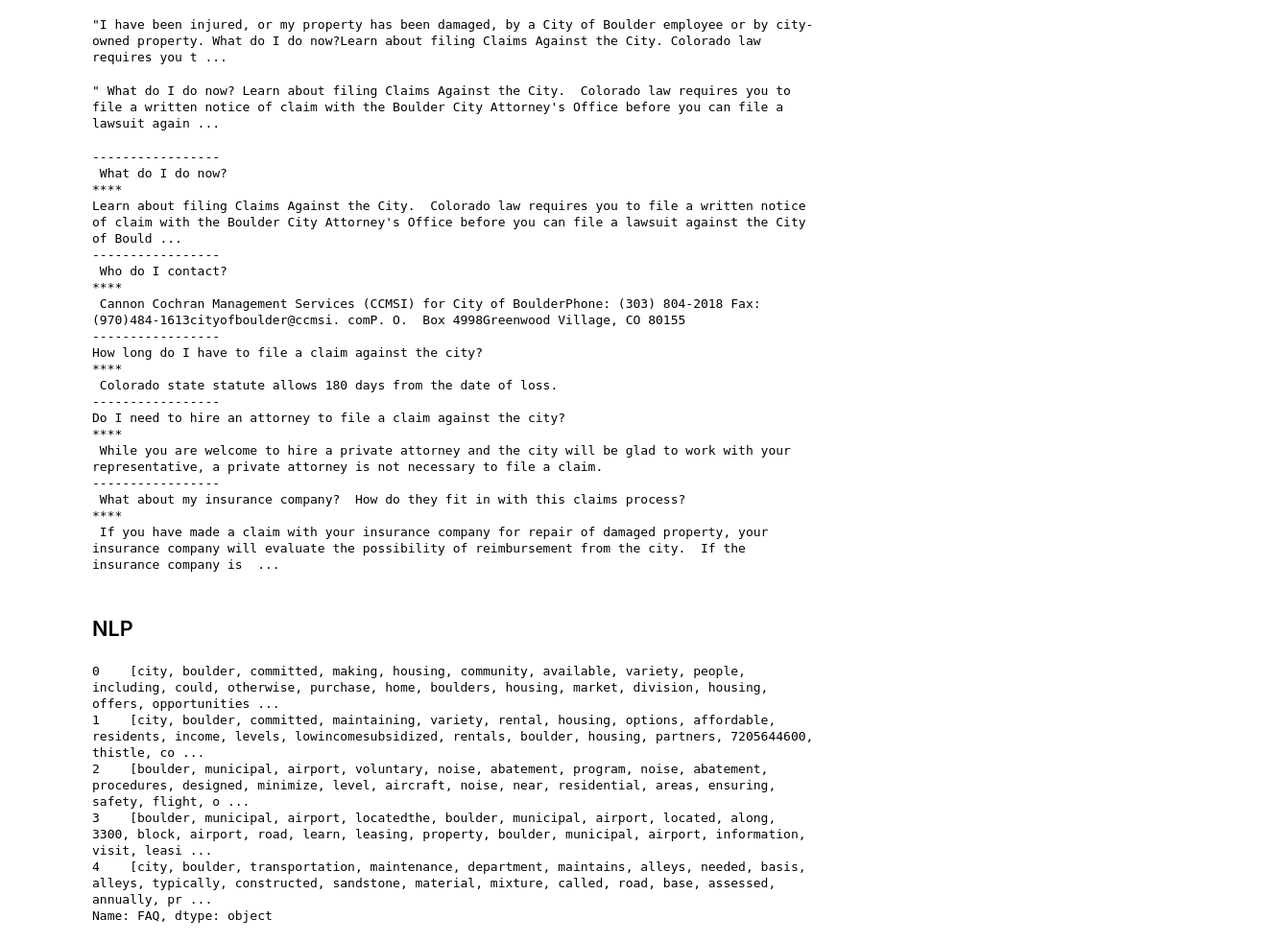
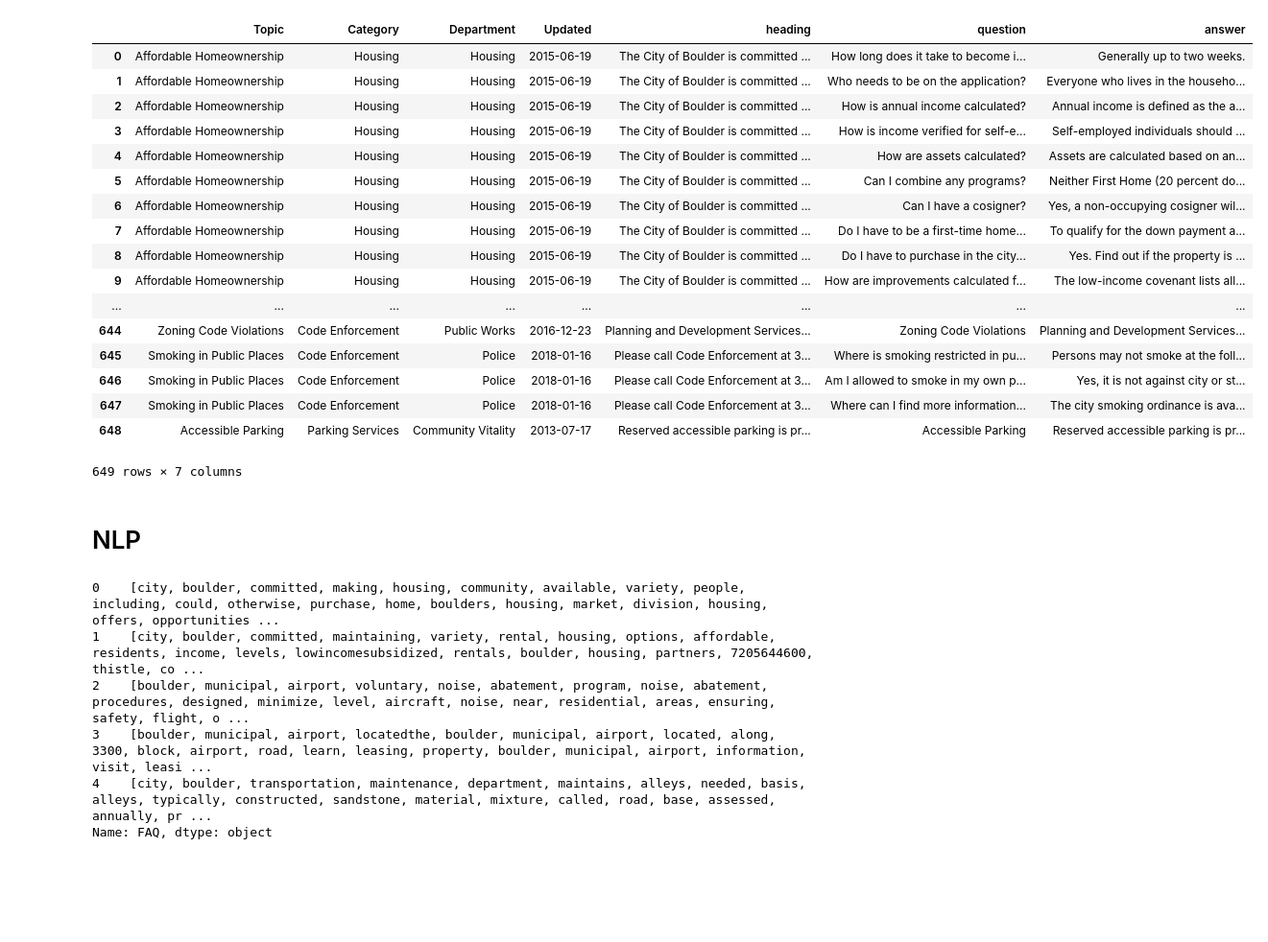
Before and after one commit to willtscott/inquire-boulder-chatbot, a Jupyter notebook: notebooks/faq-text.ipynb, the cells around one changed output. Shown at 96% size. Drawn from its saved outputs; the diff is of its cells as text; code cells hidden in the pictures; blank space fills up the shorter version.

Commit message:
Decent separation of question-answer pairs

```diff
--- a/notebooks/faq-text.ipynb
+++ b/notebooks/faq-text.ipynb
@@ -24,2 +22,2 @@ raw.describe()
 # %%
-df = raw.set_index(keys=['Department', 'Category', 'Topic']).sort_index().drop(labels=('Active'), axis=1).dropna()
+#raw.set_index(keys=['Department', 'Category', 'Topic']).sort_index().drop(labels=('Active'), axis=1).dropna()
@@ -38,3 +24 @@ faq = raw.drop(labels=('Active'), axis=1).dropna()
-# %%
-faq['length'] = faq.FAQ.apply(len)
 # %%
@@ -88,12 +100 @@ def find_answers(entry):
-# %%
-faq.FAQ = faq.FAQ.apply(process_text)
-faq['heading'] = faq.apply(find_heading, axis=1)
-faq['FAQ'] = faq.apply(strip_heading, axis=1)
-# %%
-faq['questions'] = faq.FAQ.apply(find_questions)
-faq['answers'] = faq.FAQ.apply(find_answers)
-# %%
-raw.iloc[43].FAQ
-# %% [output]
-"I have been injured, or my property has been damaged, by a City of Boulder employee or by city-owned property. What do I do now?Learn about filing Claims Against the City. Colorado law requires you t ...
 # %%
@@ -107,40 +109,31 @@ def reform(row):
-# %%
-faq.iloc[43].FAQ
-# %% [output]
-" What do I do now? Learn about filing Claims Against the City.  Colorado law requires you to file a written notice of claim with the Boulder City Attorney's Office before you can file a lawsuit again ...
-# %%
-match = re.findall(r'([^.]+\?\s)([^?]+(?:\.\s|\w(?=[A-Z])))', faq.iloc[43].FAQ)
-if(match):
-    for s in match:
-        print('-----------------')
-        print(s[0][:])
-        print('****')
-        print(s[1][:])
-else:
-    print('none')
-# %% [output]
------------------
- What do I do now?
-****
-Learn about filing Claims Against the City.  Colorado law requires you to file a written notice of claim with the Boulder City Attorney's Office before you can file a lawsuit against the City of Bould ...
------------------
- Who do I contact?
-****
- Cannon Cochran Management Services (CCMSI) for City of BoulderPhone: (303) 804-2018 Fax: (970)484-1613cityofboulder@ccmsi. comP. O.  Box 4998Greenwood Village, CO 80155
------------------
-How long do I have to file a claim against the city?
-****
- Colorado state statute allows 180 days from the date of loss.
------------------
-Do I need to hire an attorney to file a claim against the city?
-****
- While you are welcome to hire a private attorney and the city will be glad to work with your representative, a private attorney is not necessary to file a claim.
------------------
- What about my insurance company?  How do they fit in with this claims process?
-****
- If you have made a claim with your insurance company for repair of damaged property, your insurance company will evaluate the possibility of reimbursement from the city.  If the insurance company is  ...
+# %%
+s = faq.apply(lambda x: pd.Series(x['qna']), axis=1).stack().reset_index(level=1, drop=True)
+s.name = 'question'
+faq = faq.drop(['FAQ', 'qna'], axis=1).join(s).reset_index(drop=True)
+faq['answer'] = faq.question.apply(lambda x: x[1])
+faq['question'] = faq.question.apply(lambda x: x[0])
+faq
+# %% [output]
+|  | Topic | Category | Department | Updated | heading | question | answer |
+| 0 | Affordable Homeownership | Housing | Housing | 2015-06-19 | The City of Boulder is committed ... | How long does it take to become i... | Generally up to two weeks. |
+| 1 | Affordable Homeownership | Housing | Housing | 2015-06-19 | The City of Boulder is committed ... | Who needs to be on the application? | Everyone who lives in the househo... |
+| 2 | Affordable Homeownership | Housing | Housing | 2015-06-19 | The City of Boulder is committed ... | How is annual income calculated? | Annual income is defined as the a... |
+| 3 | Affordable Homeownership | Housing | Housing | 2015-06-19 | The City of Boulder is committed ... | How is income verified for self-e... | Self-employed individuals should ... |
+| 4 | Affordable Homeownership | Housing | Housing | 2015-06-19 | The City of Boulder is committed ... | How are assets calculated? | Assets are calculated based on an... |
+| 5 | Affordable Homeownership | Housing | Housing | 2015-06-19 | The City of Boulder is committed ... | Can I combine any programs? | Neither First Home (20 percent do... |
+| 6 | Affordable Homeownership | Housing | Housing | 2015-06-19 | The City of Boulder is committed ... | Can I have a cosigner? | Yes, a non-occupying cosigner wil... |
+| 7 | Affordable Homeownership | Housing | Housing | 2015-06-19 | The City of Boulder is committed ... | Do I have to be a first-time home... | To qualify for the down payment a... |
+| 8 | Affordable Homeownership | Housing | Housing | 2015-06-19 | The City of Boulder is committed ... | Do I have to purchase in the city... | Yes. Find out if the property is ... |
+| 9 | Affordable Homeownership | Housing | Housing | 2015-06-19 | The City of Boulder is committed ... | How are improvements calculated f... | The low-income covenant lists all... |
+| ... | ... | ... | ... | ... | ... | ... | ... |
+| 644 | Zoning Code Violations | Code Enforcement | Public Works | 2016-12-23 | Planning and Development Services... | Zoning Code Violations | Planning and Development Services... |
+| 645 | Smoking in Public Places | Code Enforcement | Police | 2018-01-16 | Please call Code Enforcement at 3... | Where is smoking restricted in pu... | Persons may not smoke at the foll... |
+| 646 | Smoking in Public Places | Code Enforcement | Police | 2018-01-16 | Please call Code Enforcement at 3... | Am I allowed to smoke in my own p... | Yes, it is not against city or st... |
+| 647 | Smoking in Public Places | Code Enforcement | Police | 2018-01-16 | Please call Code Enforcement at 3... | Where can I find more information... | The city smoking ordinance is ava... |
+| 648 | Accessible Parking | Parking Services | Community Vitality | 2013-07-17 | Reserved accessible parking is pr... | Accessible Parking | Reserved accessible parking is pr... |
+649 rows × 7 columns
 # %% [markdown]
-## NLP
+# NLP
 # %%
 import string
 from sklearn.feature_extraction.text import CountVectorizer
```
Also changed, not shown: parts of 9 cells of this notebook.
